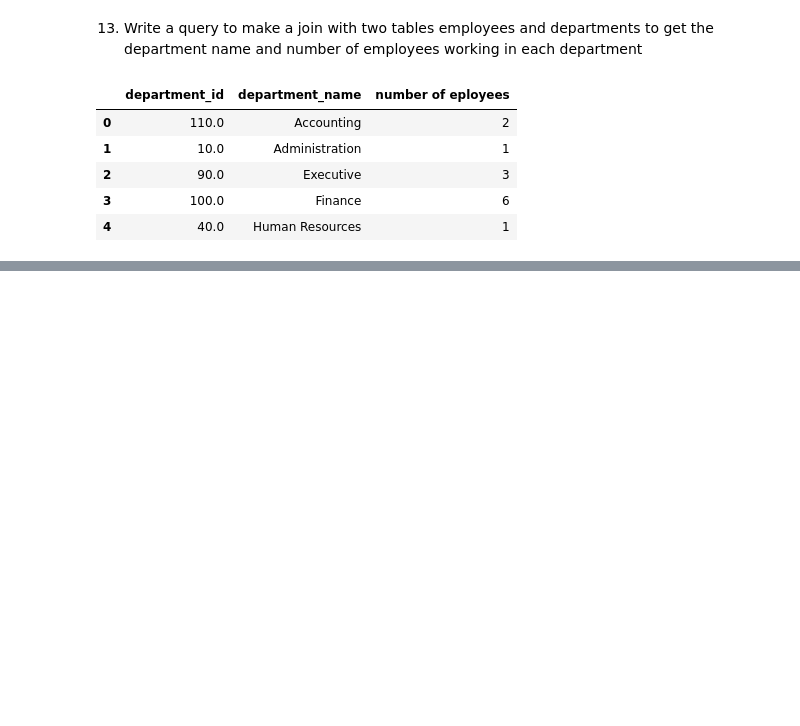
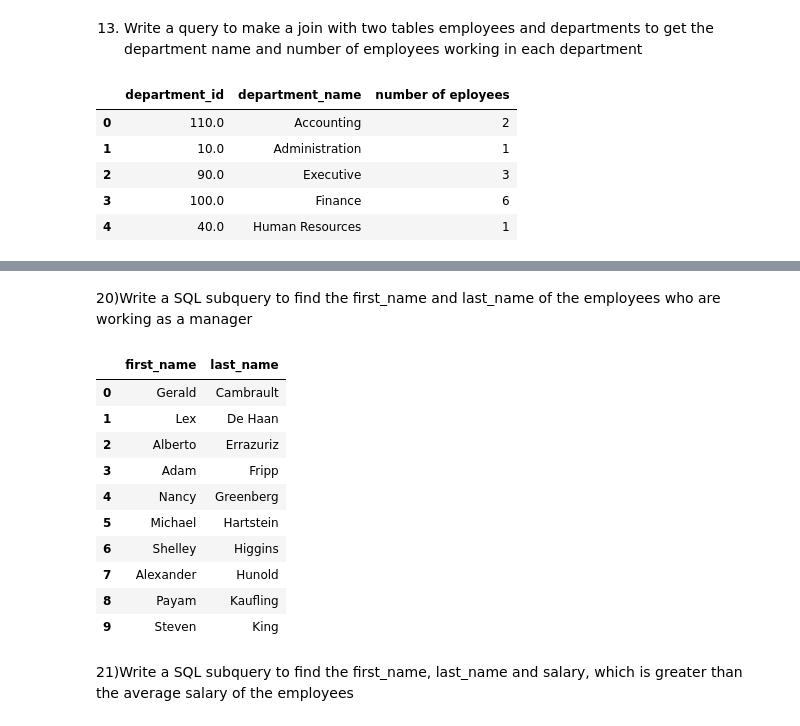
Before and after one commit to KKuzmiak/exercises, a Jupyter notebook: Postgresql.ipynb, the cells around one changed output, grey strips where cells are left out. Saved outputs shown, nothing was run; the diff lists cells and outputs as text; code cells hidden in the pictures; blank space fills up the shorter version.

```diff
--- a/Postgresql.ipynb
+++ b/Postgresql.ipynb
@@ -232,0 +323,24 @@ df13.head()
+# %% [markdown]
+20)Write a SQL subquery to find the first_name and last_name of the employees who are working as a manager
+# %%
+query20="""SELECT first_name, last_name FROM employees
+WHERE employee_id IN (SELECT manager_id FROM employees)
+ORDER BY last_name ASC
+LIMIT 10"""
+# %%
+df20=pd.read_sql_query(query20, con=connection)
+df20
+# %% [output]
+|  | first_name | last_name |
+| 0 | Gerald | Cambrault |
+| 1 | Lex | De Haan |
+| 2 | Alberto | Errazuriz |
+| 3 | Adam | Fripp |
+| 4 | Nancy | Greenberg |
+| 5 | Michael | Hartstein |
+| 6 | Shelley | Higgins |
+| 7 | Alexander | Hunold |
+| 8 | Payam | Kaufling |
+| 9 | Steven | King |
+# %% [markdown]
+21)Write a SQL subquery to find the first_name, last_name and salary, which is greater than the average salary of the employees
```
Also changed, not shown: parts of 27 cells of this notebook.
